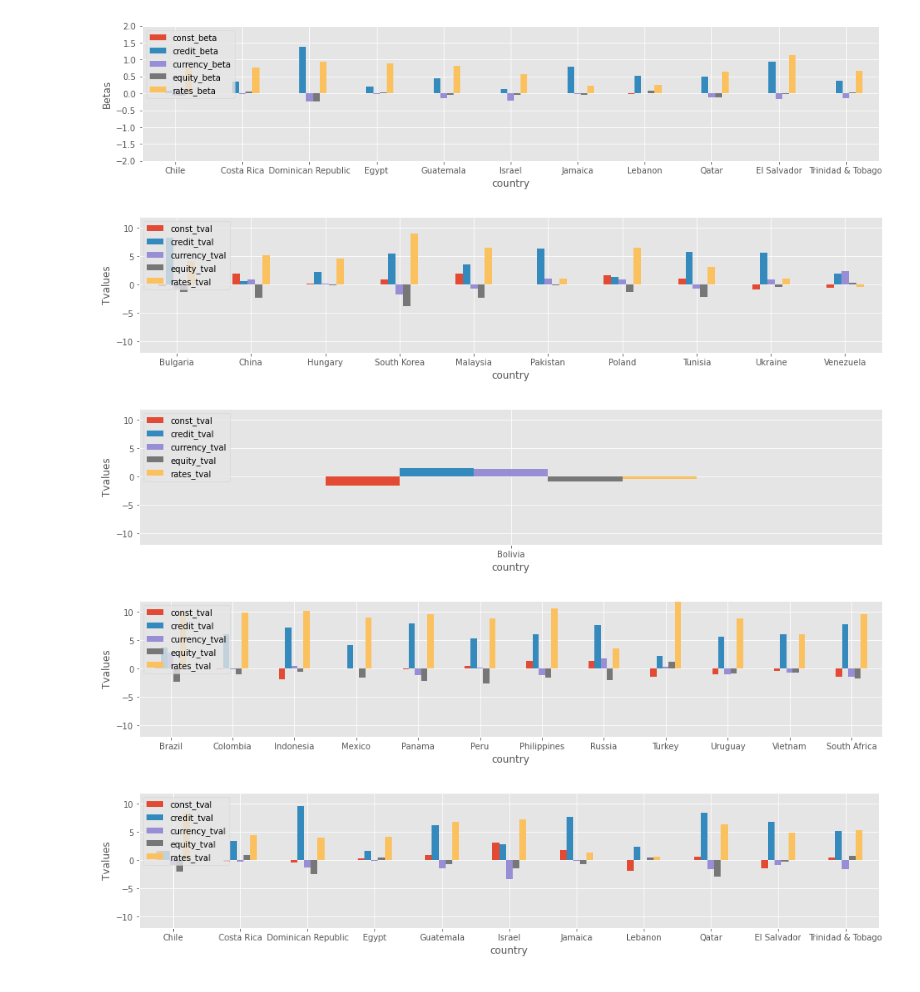
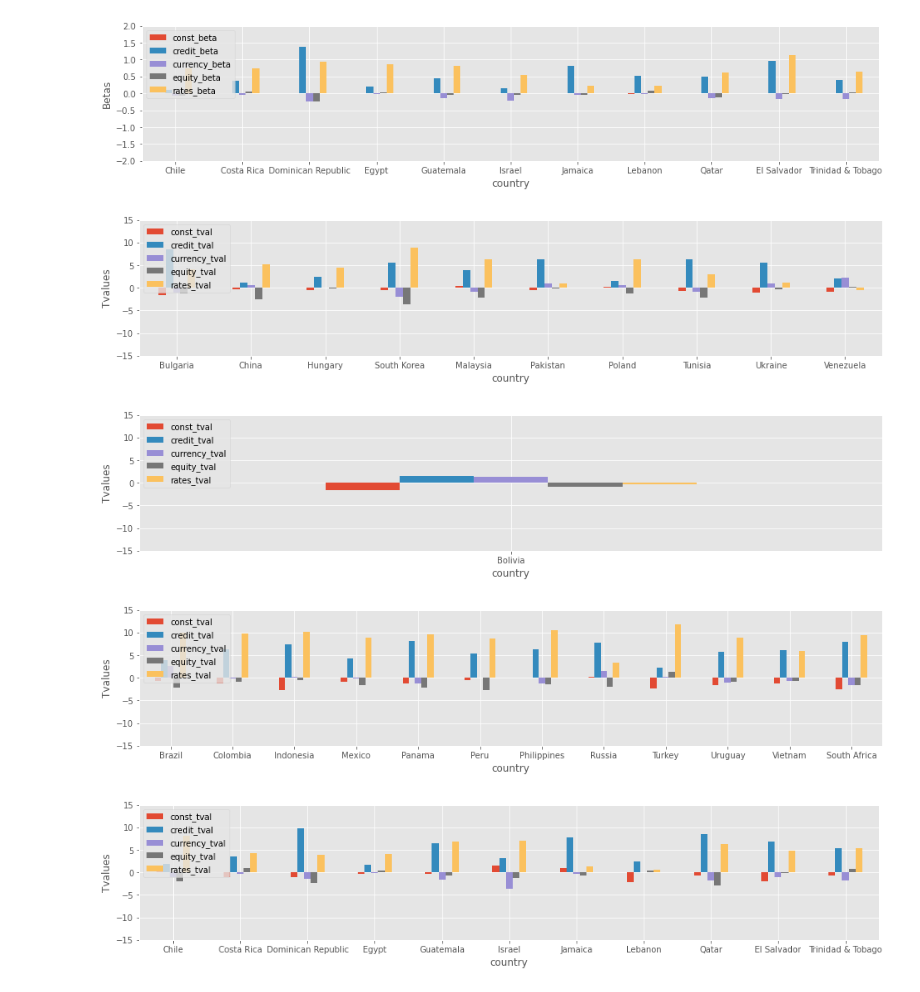
Before and after one commit to wingwingz/AFP, a Jupyter notebook: Risk Premia/bond.ipynb, the cells around one changed output. Cells and saved outputs as stored; diff of their text form; code cells hidden in the pictures.

Commit message:
changed bond return to excess returns as y in the regression

```diff
--- a/Risk Premia/bond.ipynb
+++ b/Risk Premia/bond.ipynb
@@ -94,4 +94,5 @@ libor.fillna(method='ffill')
 libor = libor.apply(pd.to_numeric)
 libor.index = pd.to_datetime(libor.index)
 
-libor_monthly = libor.resample('M').last()/100
+libor_monthly = libor.resample('M').first() / 1200 # convert annual data in % to a monthly return
+libor_monthly = libor_monthly.shift(1).dropna() # using first data of the month and shift by a period, to match bond index return's date convention - end of month date represents return earned over that month
@@ -124,6 +115,8 @@ bnd_index_ret.describe()
 8 rows × 77 columns
 # %%
 bnd_index_ret.replace(0, np.nan, inplace=True)
+# %%
+bnd_index_excess_ret = bnd_index_ret.subtract(libor_monthly['3M_libor'], axis=0).dropna(axis=0, how='all')
 # %%
 macro_factors_ret = np.log(macro_factors_monthly).diff().dropna()
 # %%
@@ -146,10 +139,10 @@ cols = ['const'] + macro_factors_ret.columns.tolist()
 beta_cols = [x + '_beta' for x in cols]
 tval_cols = [x + '_tval' for x in cols]
 
-for bnd_index in bnd_index_ret:
+for bnd_index in bnd_index_excess_ret:
 
     country = ticker_dict[bnd_index]
-    temp = bnd_index_ret[bnd_index].dropna().to_frame().join(macro_factors_ret, how='inner')
+    temp = bnd_index_excess_ret[bnd_index].dropna().to_frame().join(macro_factors_ret, how='inner')
 
     if temp.shape[0] > 30:
 
@@ -289,9 +282,9 @@ plot_multiple_clusters(results_with_cluster, beta_df, 2, 'Betas')
 [figure]
 [figure]
 # %%
-plot_multiple_clusters(results_with_cluster, tval_df, 12, 'Tvalues')
+plot_multiple_clusters(results_with_cluster, tval_df, 15, 'Tvalues')
 # %% [output]
-[figure, old version]
+[figure, new version]
-[figure, old version]
+[figure, new version]
-[figure, old version]
+[figure, new version]
-[figure, old version]
+[figure, new version]
```
Also changed, not shown: parts of 4 cells of this notebook.
